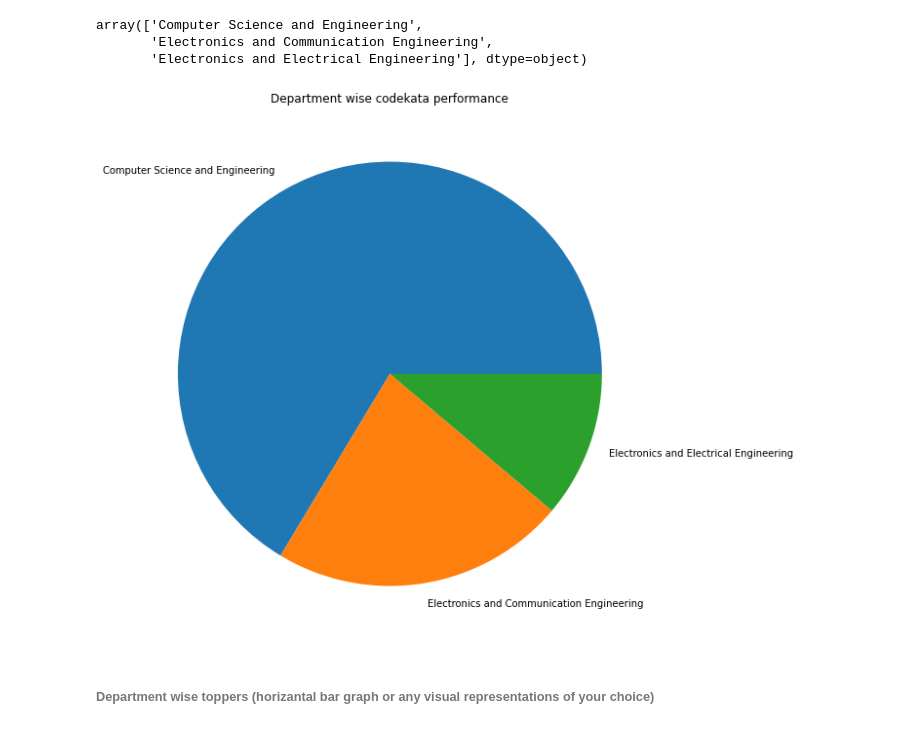
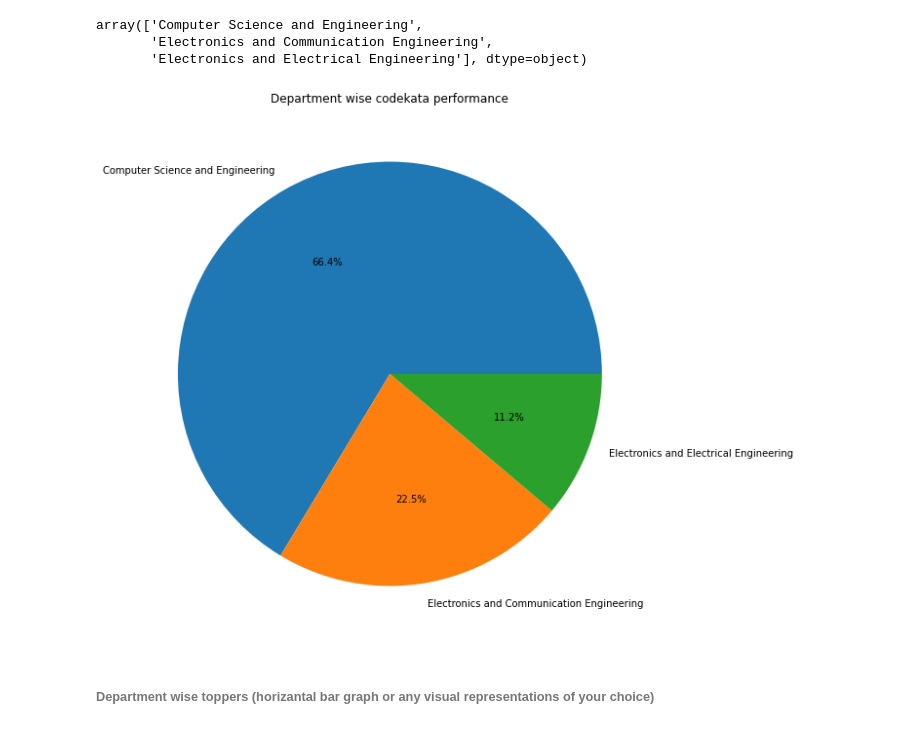
Before and after one commit to JayabharathiRavi/D19Task4, a Jupyter notebook: Copy_of_Assessment2B.ipynb, the cells around one changed output. Saved outputs shown, nothing was run; the diff lists cells and outputs as text; code cells hidden in the pictures.

```diff
--- a/Copy_of_Assessment2B.ipynb
+++ b/Copy_of_Assessment2B.ipynb
@@ -182,13 +177,13 @@ sum.append(sum3)
 # %%
 import matplotlib.pyplot as plt
 y=sum
 labels=['Computer Science and Engineering','Electronics and Communication Engineering','Electronics and Electrical Engineering']
 plt.figure(figsize=(10,10))
-plt.pie(y,labels=labels)
+plt.pie(y,labels=labels,autopct='%1.1f%%')
 plt.title('Department wise codekata performance')
 plt.show()
 # %% [output]
-[figure, old version]
+[figure, new version]
 # %% [markdown]
 ###### Department wise toppers (horizantal bar graph or any visual representations of your choice)
 # %%
```
Also changed, not shown: parts of 2 cells of this notebook.
